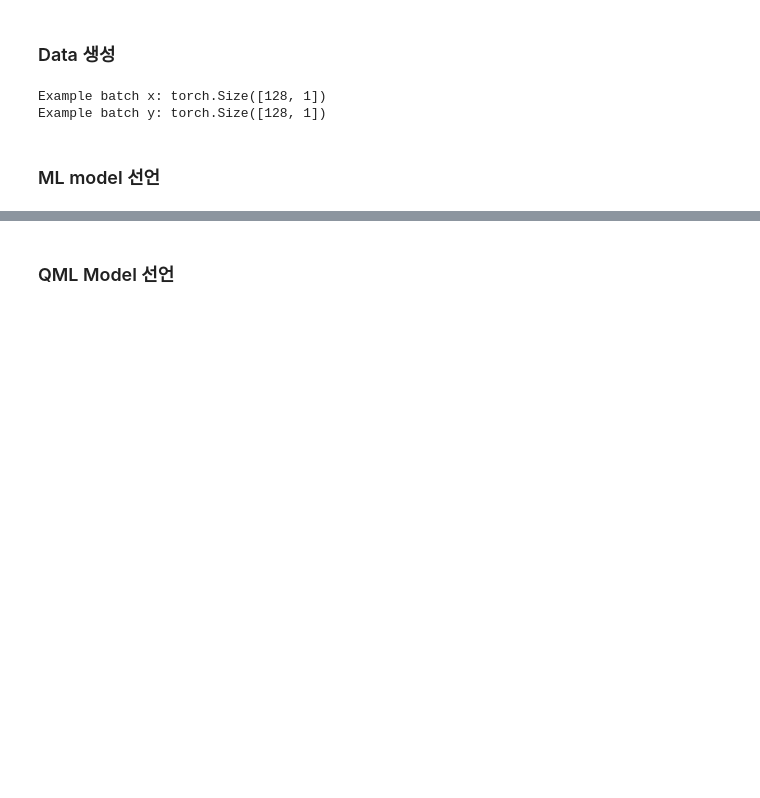
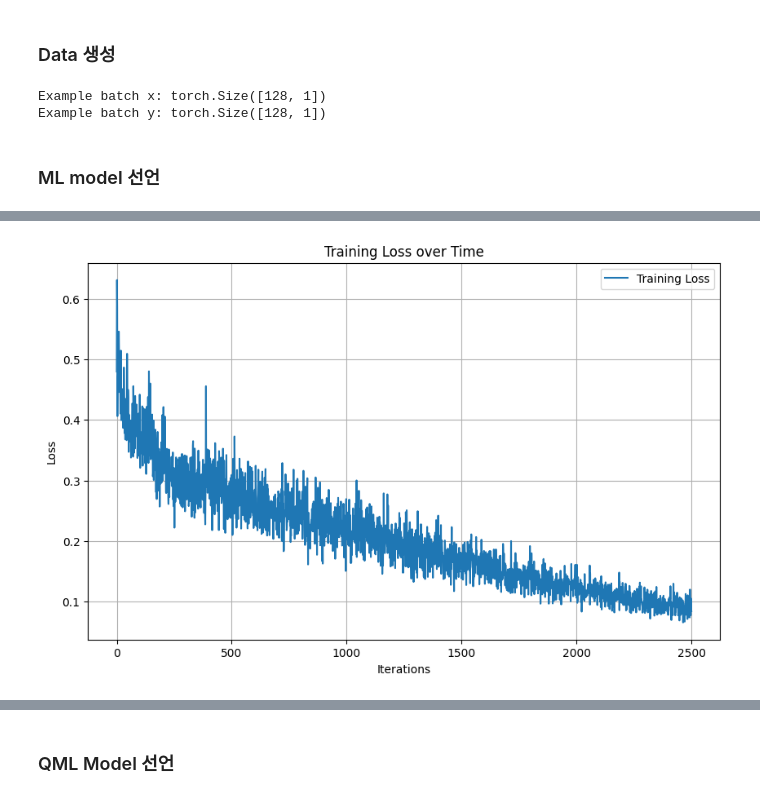
Before and after one commit to sehyunsix/NERF-vs-QRF, a Jupyter notebook: BottomUp/sin/model_train.ipynb, the cells around one changed output, grey strips where cells are left out. Saved outputs shown, nothing was run; the diff lists cells and outputs as text; code cells hidden in the pictures; blank space fills up the shorter version.

```diff
--- a/BottomUp/sin/model_train.ipynb
+++ b/BottomUp/sin/model_train.ipynb
@@ -61,3 +62,7 @@ trainer1.train(100, False)
+# %%
+trainer1.plot_list(trainer1.train_loss_list)
+# %% [output]
+[figure, added]
 # %%
 trainer1.plot_pred()
 # %% [output]
```
Also changed, not shown: parts of 12 cells of this notebook, 3 other files.
